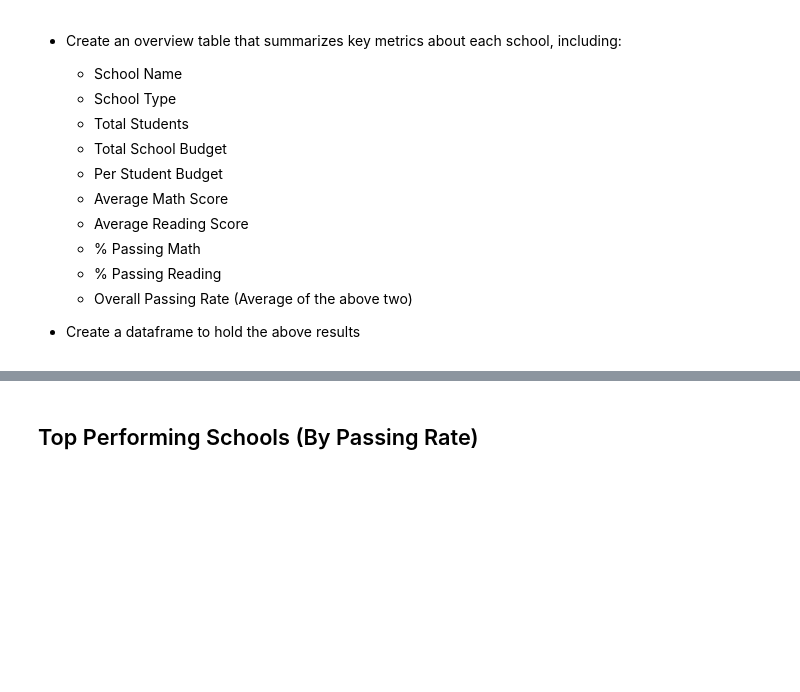
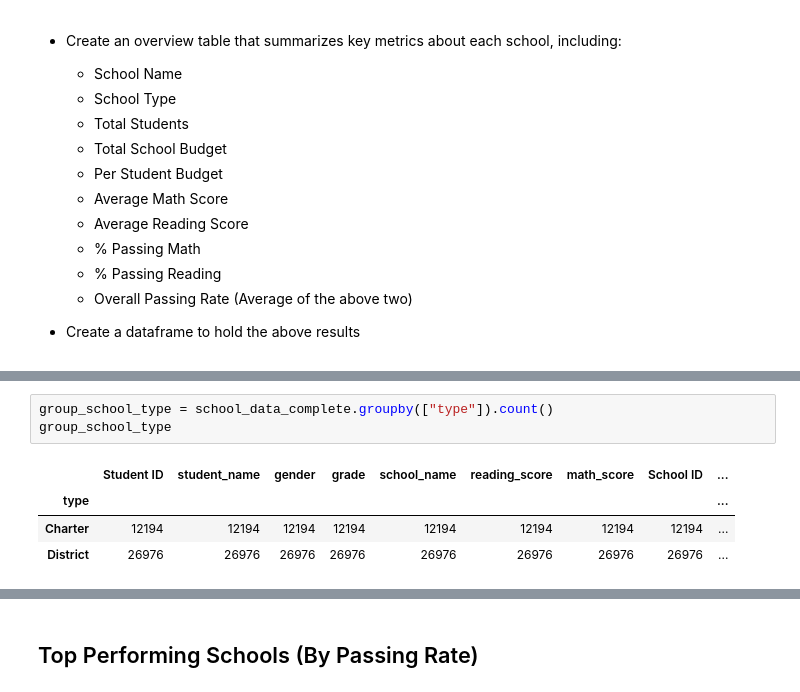
Before and after one commit to clayfranklin/PyCitySchools, a Jupyter notebook: Homework 4_PyCitySchools_PyCitySchools_starter.ipynb, the cells around one changed output, grey strips where cells are left out. Saved outputs shown, nothing was run; the diff lists cells and outputs as text; blank space fills up the shorter version.

```diff
--- a/Homework 4_PyCitySchools_PyCitySchools_starter.ipynb
+++ b/Homework 4_PyCitySchools_PyCitySchools_starter.ipynb
@@ -128,0 +173,8 @@ Summary_table
+# %%
+group_school_type = school_data_complete.groupby(["type"]).count()
+group_school_type
+# %% [output]
+|  | Student ID | student_name | gender | grade | school_name | reading_score | math_score | School ID | ... |
+| type |  |  |  |  |  |  |  |  | ... |
+| Charter | 12194 | 12194 | 12194 | 12194 | 12194 | 12194 | 12194 | 12194 | ... |
+| District | 26976 | 26976 | 26976 | 26976 | 26976 | 26976 | 26976 | 26976 | ... |
```
Also changed, not shown: parts of 4 cells of this notebook.
